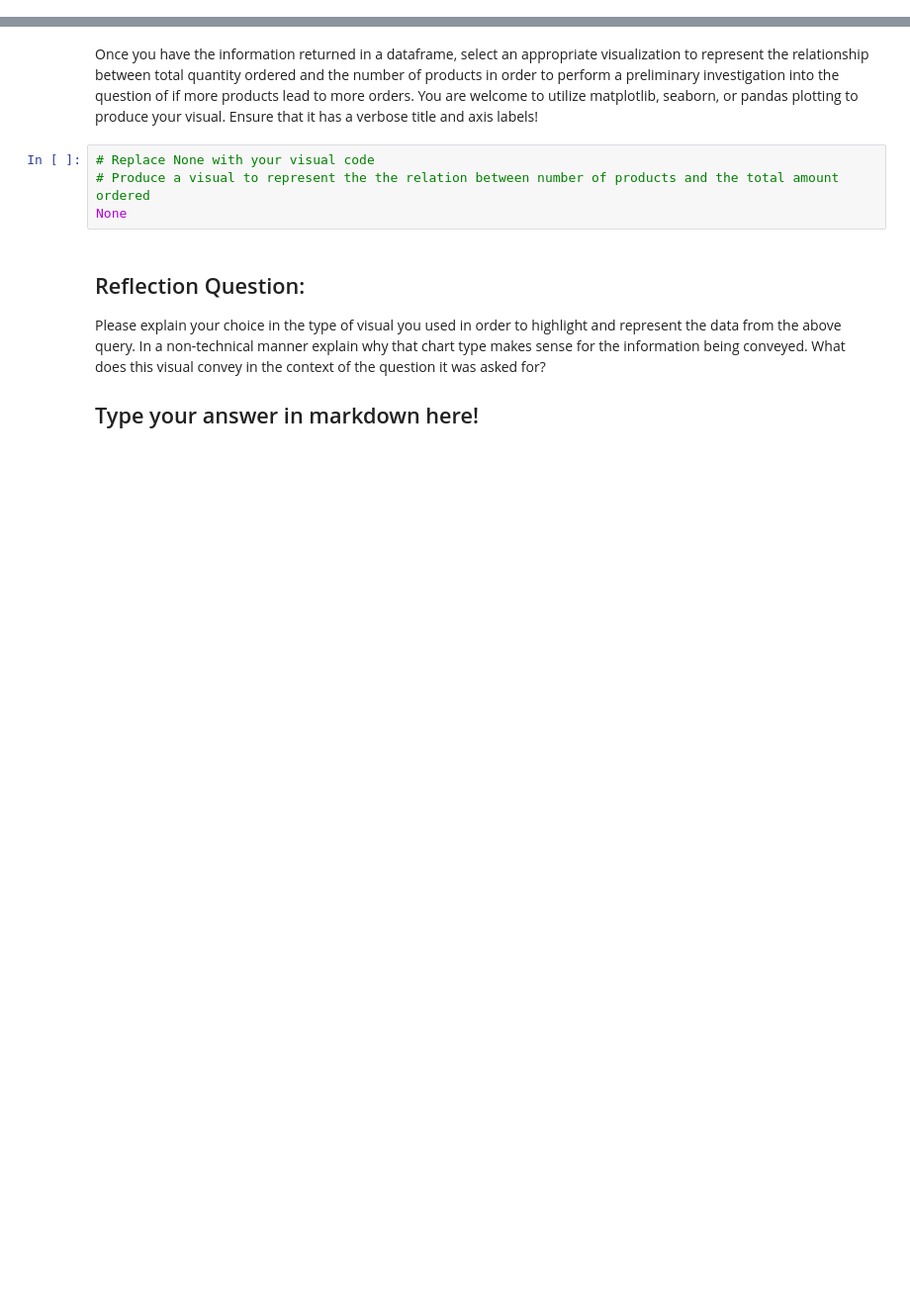
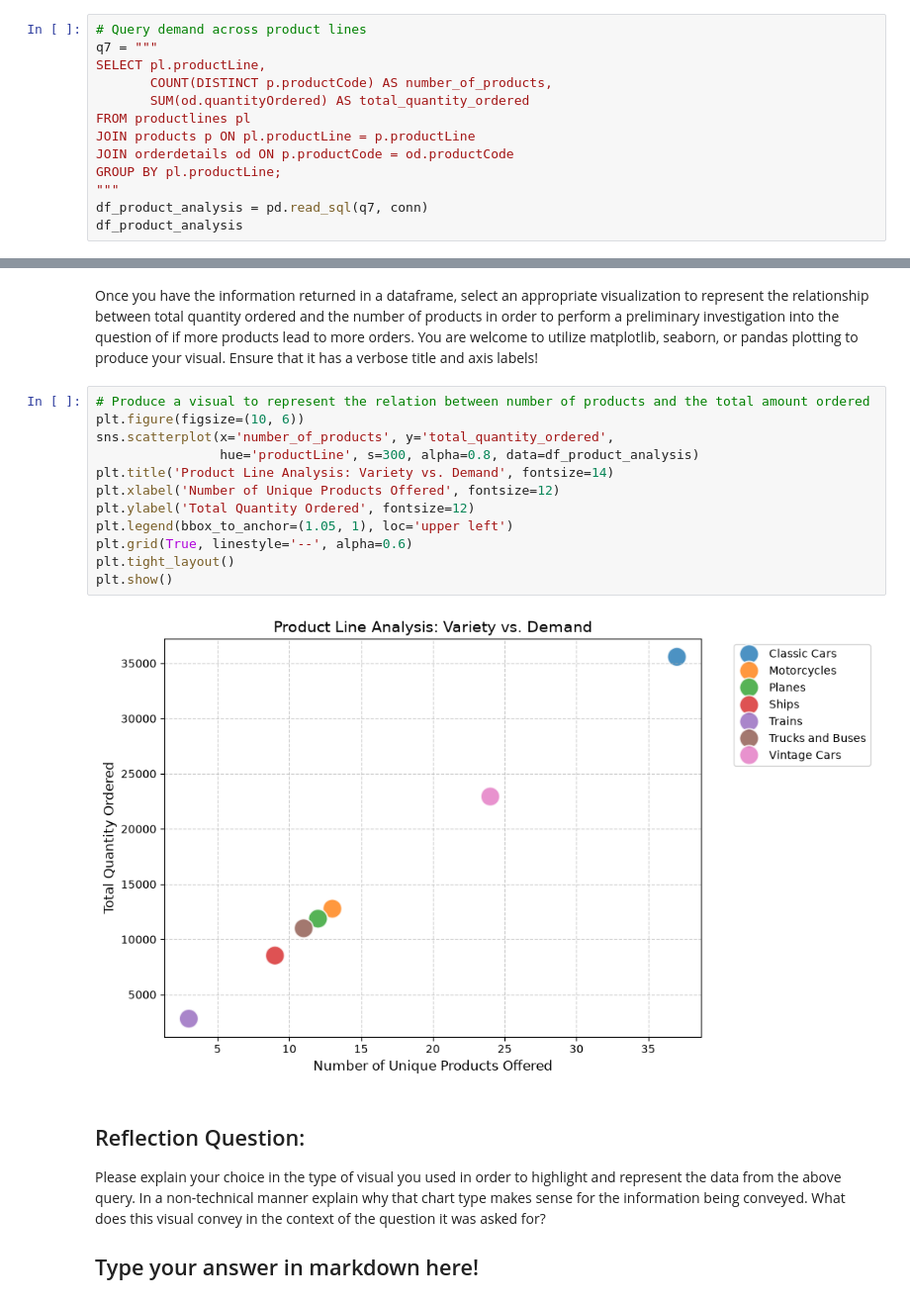
Before and after one commit to fwmwangi/sql-summative-lab, a Jupyter notebook: SQLSummativeLab.ipynb, the cells around one changed output, grey strips where cells are left out. Shown at 99% size. Cells and saved outputs as stored; diff of their text form; blank space fills up the shorter version.

```diff
--- a/SQLSummativeLab.ipynb
+++ b/SQLSummativeLab.ipynb
@@ -148,0 +277,13 @@ None
+# %%
+# Query demand across product lines
+q7 = """
+SELECT pl.productLine,
+       COUNT(DISTINCT p.productCode) AS number_of_products,
+       SUM(od.quantityOrdered) AS total_quantity_ordered
+FROM productlines pl
+JOIN products p ON pl.productLine = p.productLine
+JOIN orderdetails od ON p.productCode = od.productCode
+GROUP BY pl.productLine;
+"""
+df_product_analysis = pd.read_sql(q7, conn)
+df_product_analysis
@@ -149,9 +299,19 @@ None
 # %% [markdown]
 Once you have the information returned in a dataframe, select an appropriate visualization to represent the relationship between total quantity ordered and the number of products in order to perform a preliminary investigation into the question of if more products lead to more orders. You are welcome to utilize matplotlib, seaborn, or pandas plotting to produce your visual. Ensure that it has a verbose title and axis labels!
-# %%
-# Replace None with your visual code
-# Produce a visual to represent the the relation between number of products and the total amount ordered
-None
+# %%
+# Produce a visual to represent the relation between number of products and the total amount ordered
+plt.figure(figsize=(10, 6))
+sns.scatterplot(x='number_of_products', y='total_quantity_ordered',
+                hue='productLine', s=300, alpha=0.8, data=df_product_analysis)
+plt.title('Product Line Analysis: Variety vs. Demand', fontsize=14)
+plt.xlabel('Number of Unique Products Offered', fontsize=12)
+plt.ylabel('Total Quantity Ordered', fontsize=12)
+plt.legend(bbox_to_anchor=(1.05, 1), loc='upper left')
+plt.grid(True, linestyle='--', alpha=0.6)
+plt.tight_layout()
+plt.show()
+# %% [output]
+[figure, added]
 # %% [markdown]
 ## Reflection Question:
 
```
Also changed, not shown: parts of 30 cells of this notebook.
